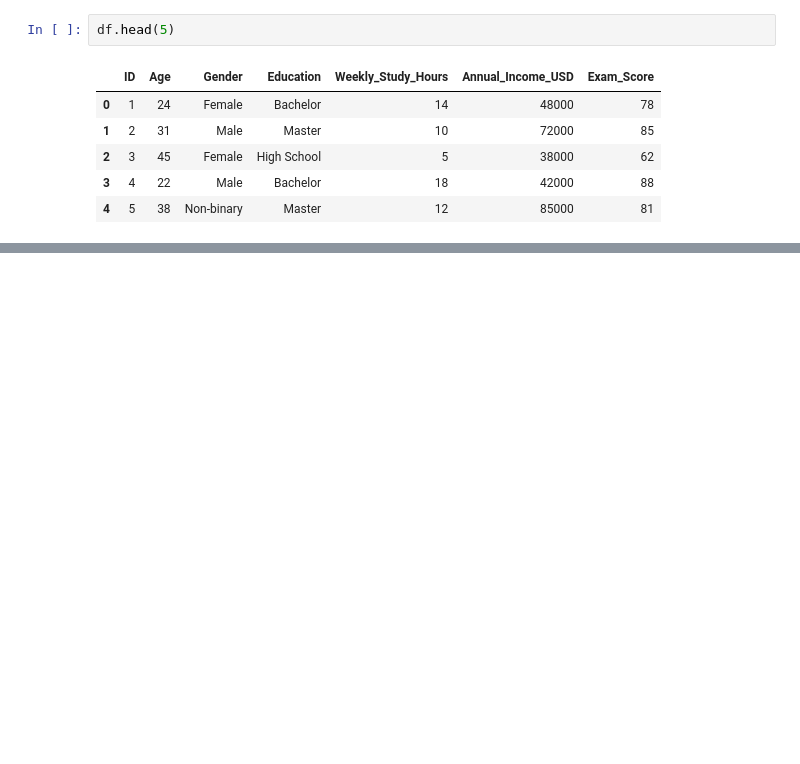
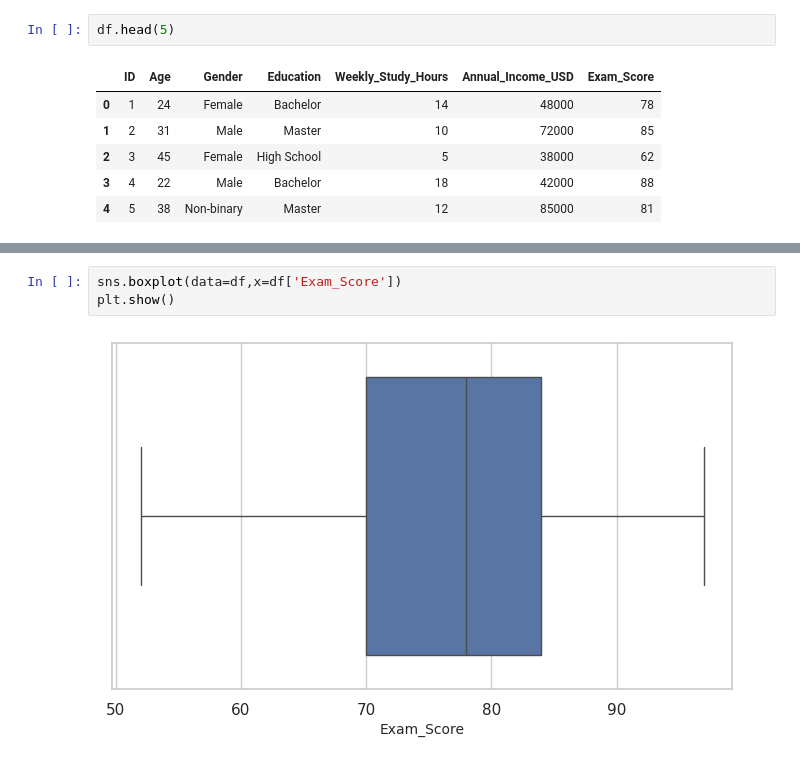
Before and after one commit to ariyan378/Statistics, a Jupyter notebook: Statistics_Experiment.ipynb, the cells around one changed output, grey strips where cells are left out. Drawn from its saved outputs; the diff is of its cells as text; blank space fills up the shorter version.

```diff
--- a/Statistics_Experiment.ipynb
+++ b/Statistics_Experiment.ipynb
@@ -194 +243,6 @@ df['Age'].std()
+# %%
+sns.boxplot(data=df,x=df['Exam_Score'])
+plt.show()
+# %% [output]
+[figure, added]
 # %%
```
Also changed, not shown: parts of 14 cells of this notebook.
